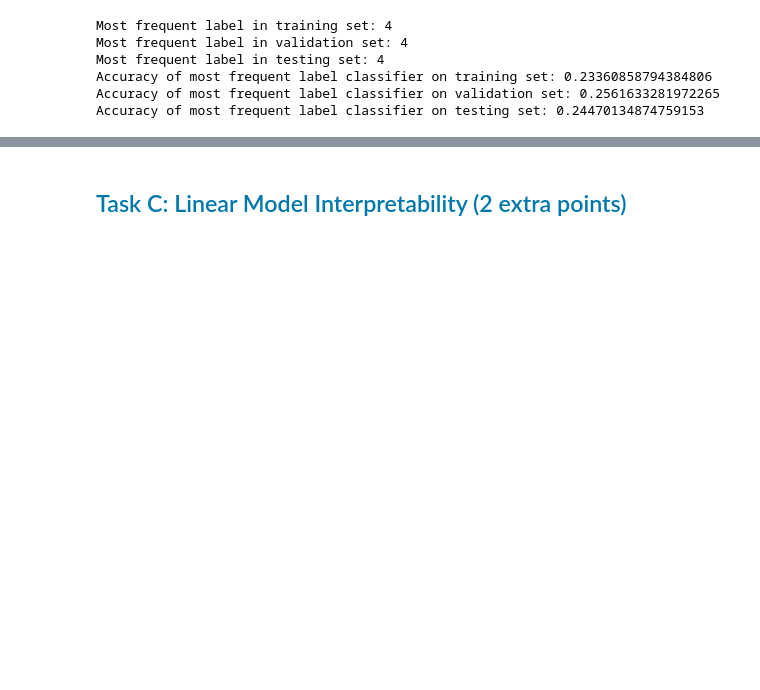
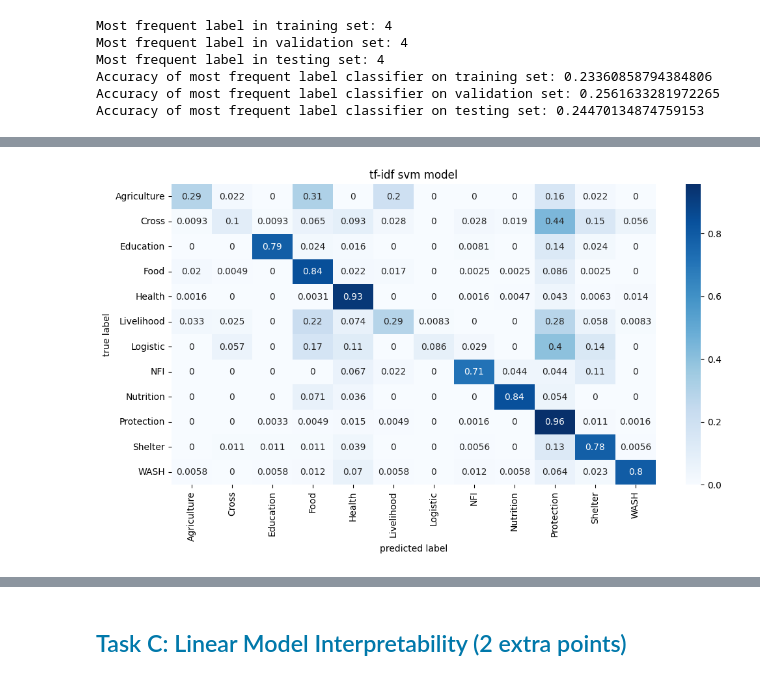
Before and after one commit to th3lias/Natural-Language-Processing, a Jupyter notebook: Assignment 1/Assignment1.ipynb, the cells around one changed output, grey strips where cells are left out. Cells and saved outputs as stored; diff of their text form; code cells hidden in the pictures; blank space fills up the shorter version.

```diff
--- a/Assignment 1/Assignment1.ipynb
+++ b/Assignment 1/Assignment1.ipynb
@@ -512,0 +632,12 @@ It seems the simple Decision Tree starts to overfit somewhere between 15-20 laye
+# %%
+from sklearn.metrics import confusion_matrix
+import seaborn as sns
+
+plt.figure(figsize=(12, 6))
+sns.heatmap(confusion_matrix(tf_idf_test[:, -1].astype(int), pred_test_tf_idf_svm, normalize="true"), annot=True, cmap="Blues", xticklabels=idx_to_name.values(), yticklabels=idx_to_name.values())
+plt.xlabel("predicted label")
+plt.ylabel("true label")
+plt.title("tf-idf svm model")
+plt.show()
+# %% [output]
+[figure, added]
```
Also changed, not shown: parts of 18 cells of this notebook.
